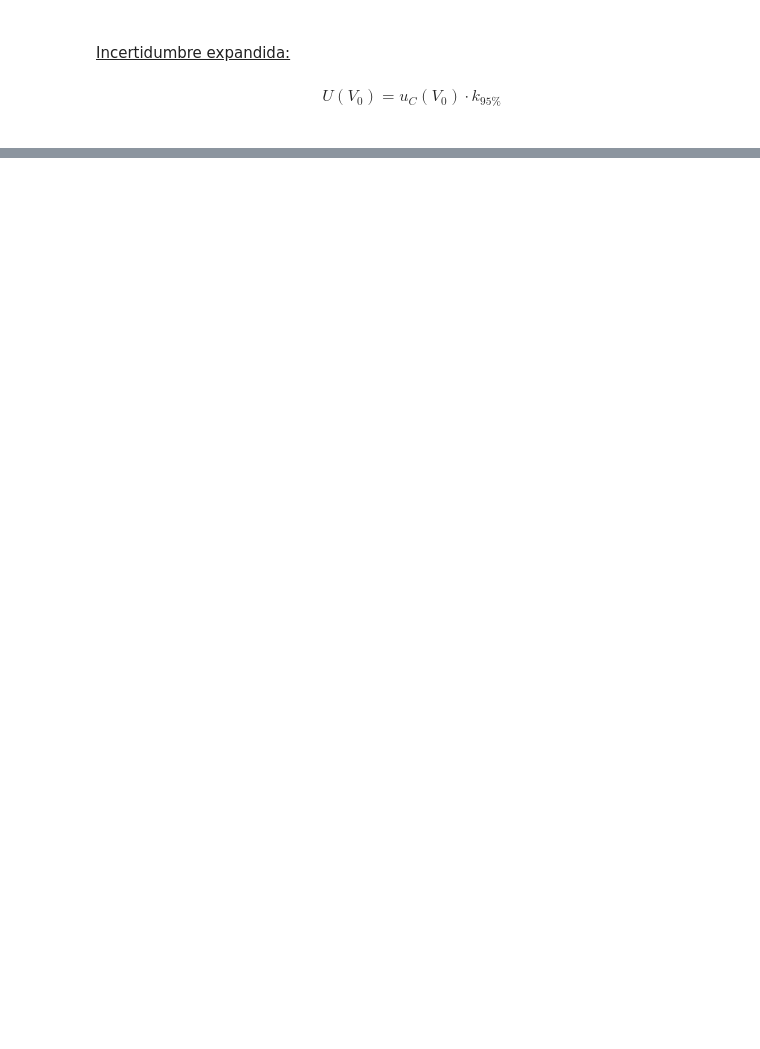
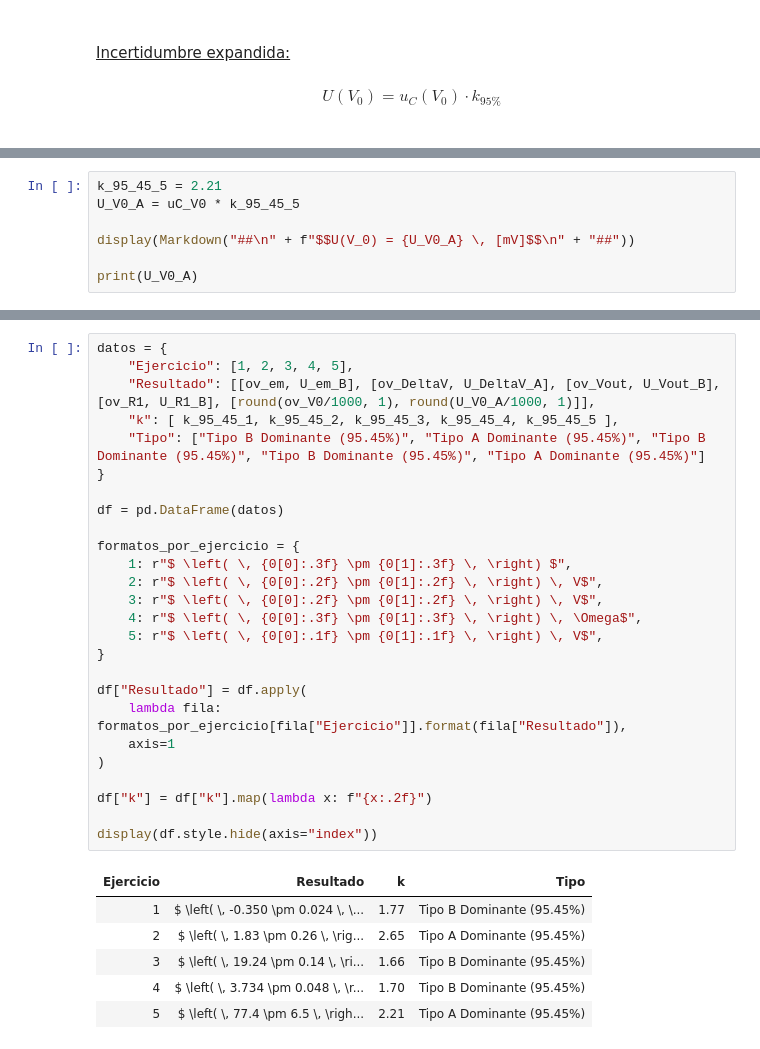
Before and after one commit to dmoharos/UTN_BA_ME1, a Jupyter notebook: ME1/TO1 - Cálculo de incertidumbre # 1/Presentación.ipynb, the cells around one changed output, grey strips where cells are left out. Drawn from its saved outputs; the diff is of its cells as text; blank space fills up the shorter version.

```diff
--- a/ME1/TO1 - Cálculo de incertidumbre # 1/Presentación.ipynb
+++ b/ME1/TO1 - Cálculo de incertidumbre # 1/Presentación.ipynb
@@ -1501,0 +2054,7 @@ V_0 = \left( 77415.85482332639 \pm 5918.768107784071 \right) [mV] \qquad k = 2
+# %%
+k_95_45_5 = 2.21
+U_V0_A = uC_V0 * k_95_45_5
+
+display(Markdown("##\n" + f"$$U(V_0) = {U_V0_A} \, [mV]$$\n" + "##"))
+
+print(U_V0_A)
@@ -1531,2 +2125,35 @@ display(df.style.hide(axis="index"))
 | 4 | $ \left( \, 3.734 \pm 0.057 \, \r... | 2 | Aproximación general |
 | 5 | $ \left( \, 77.4 \pm 5.9 \, \righ... | 2 | Aproximación general |
+# %%
+datos = {
+    "Ejercicio": [1, 2, 3, 4, 5],
+    "Resultado": [[ov_em, U_em_B], [ov_DeltaV, U_DeltaV_A], [ov_Vout, U_Vout_B], [ov_R1, U_R1_B], [round(ov_V0/1000, 1), round(U_V0_A/1000, 1)]],
+    "k": [ k_95_45_1, k_95_45_2, k_95_45_3, k_95_45_4, k_95_45_5 ],
+    "Tipo": ["Tipo B Dominante (95.45%)", "Tipo A Dominante (95.45%)", "Tipo B Dominante (95.45%)", "Tipo B Dominante (95.45%)", "Tipo A Dominante (95.45%)"]
+}
+
+df = pd.DataFrame(datos)
+
+formatos_por_ejercicio = {
+    1: r"$ \left( \, {0[0]:.3f} \pm {0[1]:.3f} \, \right) $",
+    2: r"$ \left( \, {0[0]:.2f} \pm {0[1]:.2f} \, \right) \, V$",
+    3: r"$ \left( \, {0[0]:.2f} \pm {0[1]:.2f} \, \right) \, V$",
+    4: r"$ \left( \, {0[0]:.3f} \pm {0[1]:.3f} \, \right) \, \Omega$",
+    5: r"$ \left( \, {0[0]:.1f} \pm {0[1]:.1f} \, \right) \, V$",
+}
+
+df["Resultado"] = df.apply(
+    lambda fila: formatos_por_ejercicio[fila["Ejercicio"]].format(fila["Resultado"]),
+    axis=1
+)
+
+df["k"] = df["k"].map(lambda x: f"{x:.2f}")
+
+display(df.style.hide(axis="index"))
+# %% [output]
+| Ejercicio | Resultado | k | Tipo |
+| 1 | $ \left( \, -0.350 \pm 0.024 \, \... | 1.77 | Tipo B Dominante (95.45%) |
+| 2 | $ \left( \, 1.83 \pm 0.26 \, \rig... | 2.65 | Tipo A Dominante (95.45%) |
+| 3 | $ \left( \, 19.24 \pm 0.14 \, \ri... | 1.66 | Tipo B Dominante (95.45%) |
+| 4 | $ \left( \, 3.734 \pm 0.048 \, \r... | 1.70 | Tipo B Dominante (95.45%) |
+| 5 | $ \left( \, 77.4 \pm 6.5 \, \righ... | 2.21 | Tipo A Dominante (95.45%) |
```
Also changed, not shown: parts of 61 cells of this notebook, 4 other files.
